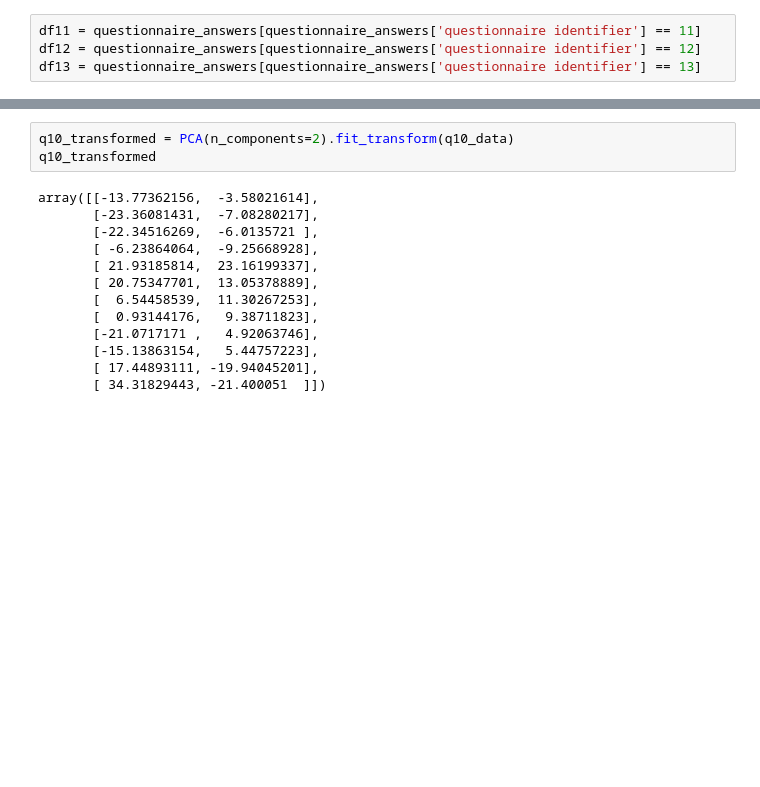
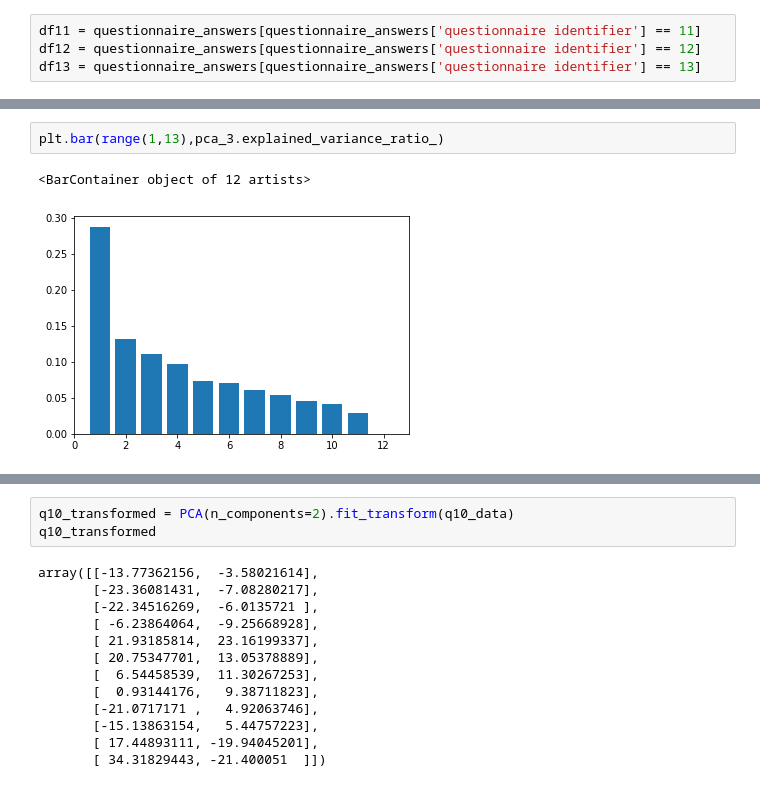
Before and after one commit to MrymZakani/SHS_project, a Jupyter notebook: exploring_habits_data.ipynb, the cells around one changed output, grey strips where cells are left out. Drawn from its saved outputs; the diff is of its cells as text; blank space fills up the shorter version.

```diff
--- a/exploring_habits_data.ipynb
+++ b/exploring_habits_data.ipynb
@@ -309,3 +351,8 @@ print(pca_3.explained_variance_ratio_)
+# %%
+plt.bar(range(1,13),pca_3.explained_variance_ratio_)
+# %% [output]
+<BarContainer object of 12 artists>
+[figure, added]
 # %%
 print(pca_3.singular_values_)
 # %% [output]
```
Also changed, not shown: parts of 18 cells of this notebook.
